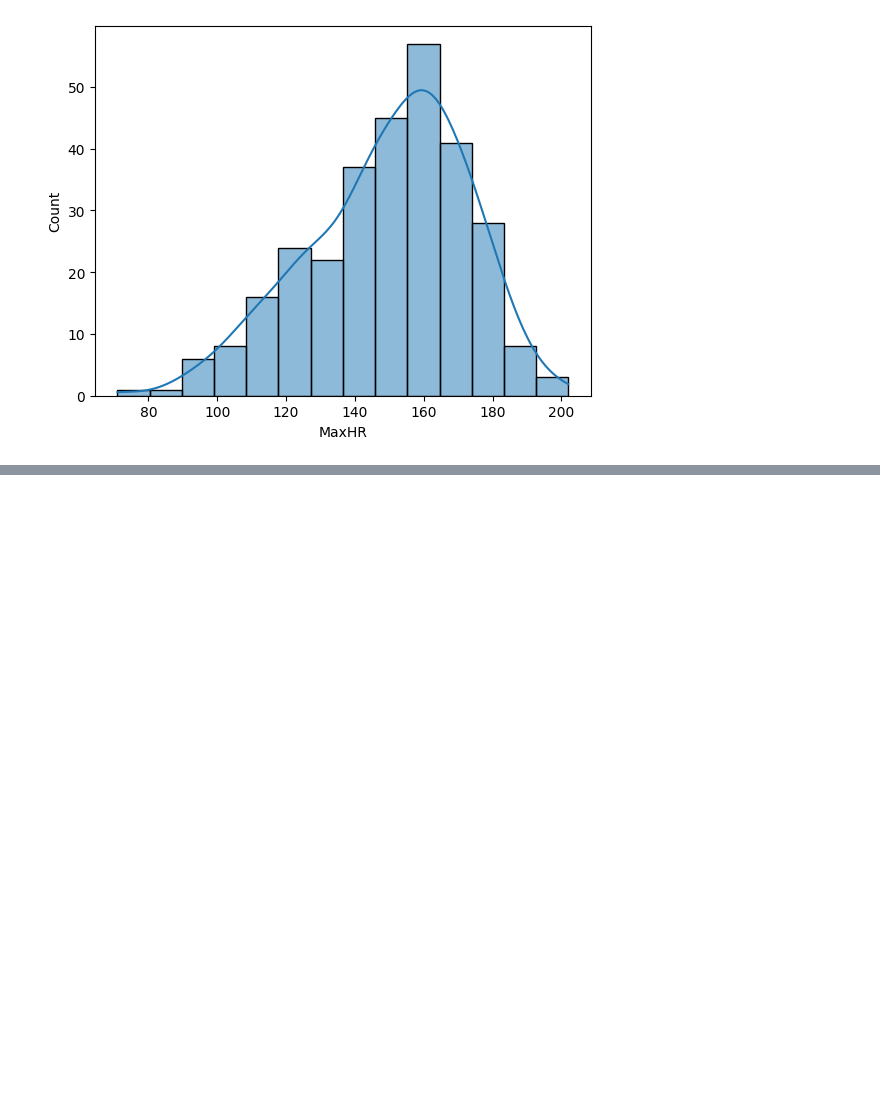
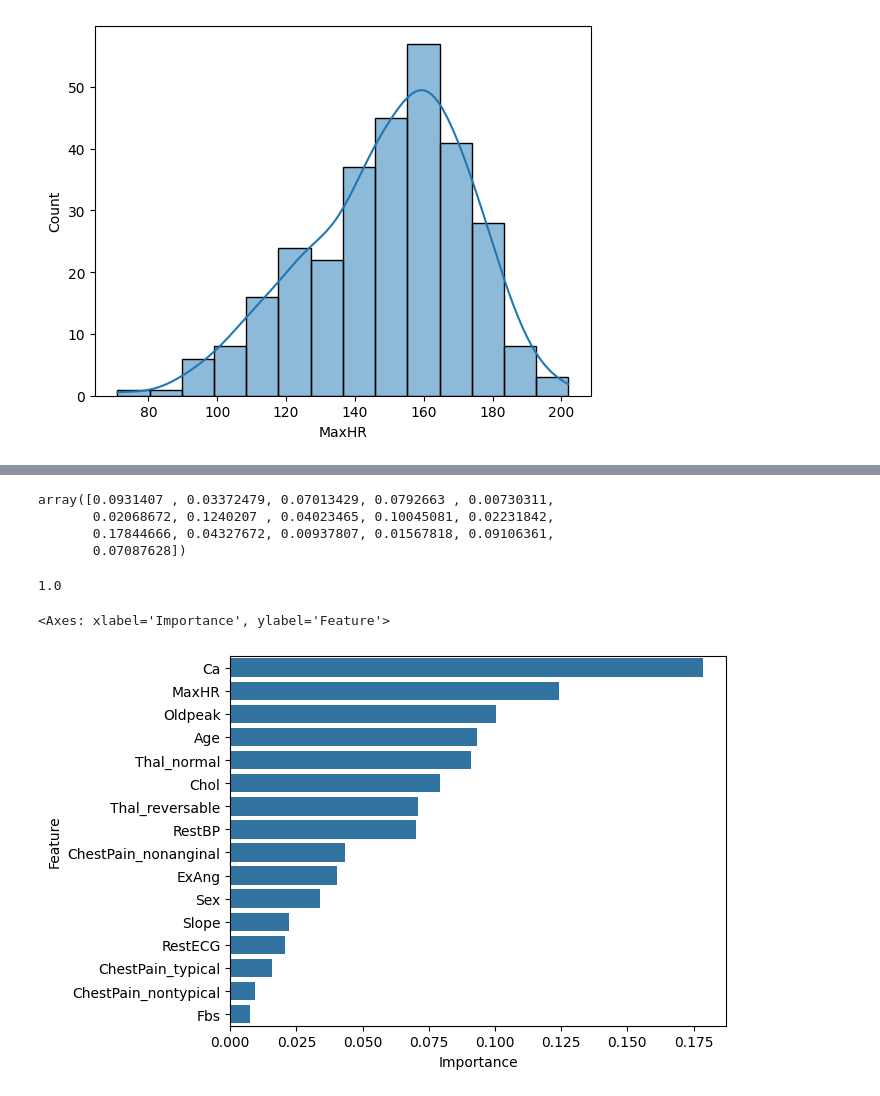
Before and after one commit to ArthurLopez1/AI-Arthur-Lopez-OPA23, a Jupyter notebook: code_alongs/Lec07_random_forest.ipynb, the cells around one changed output, grey strips where cells are left out. Drawn from its saved outputs; the diff is of its cells as text; code cells hidden in the pictures; blank space fills up the shorter version.

```diff
--- a/code_alongs/Lec07_random_forest.ipynb
+++ b/code_alongs/Lec07_random_forest.ipynb
@@ -194,0 +268,20 @@ sns.histplot(data=df, x="MaxHR", kde=True)
+# %%
+# how important each feature is for the random forest model to predict our label
+model.feature_importances_
+# %% [output]
+array([0.0931407 , 0.03372479, 0.07013429, 0.0792663 , 0.00730311,
+       0.02068672, 0.1240207 , 0.04023465, 0.10045081, 0.02231842,
+       0.17844666, 0.04327672, 0.00937807, 0.01567818, 0.09106361,
+       0.07087628])
+# %%
+model.feature_importances_.sum()
+# %% [output]
+1.0
+# %%
+feature_importance = pd.DataFrame([X.columns, model.feature_importances_]).T
+feature_importance.columns = ["Feature", "Importance"]
+feature_importance = feature_importance.sort_values(by="Importance", ascending=False)
+sns.barplot(data=feature_importance, x="Importance", y="Feature")
+# %% [output]
+<Axes: xlabel='Importance', ylabel='Feature'>
+[figure, added]
```
Also changed, not shown: parts of 8 cells of this notebook.
